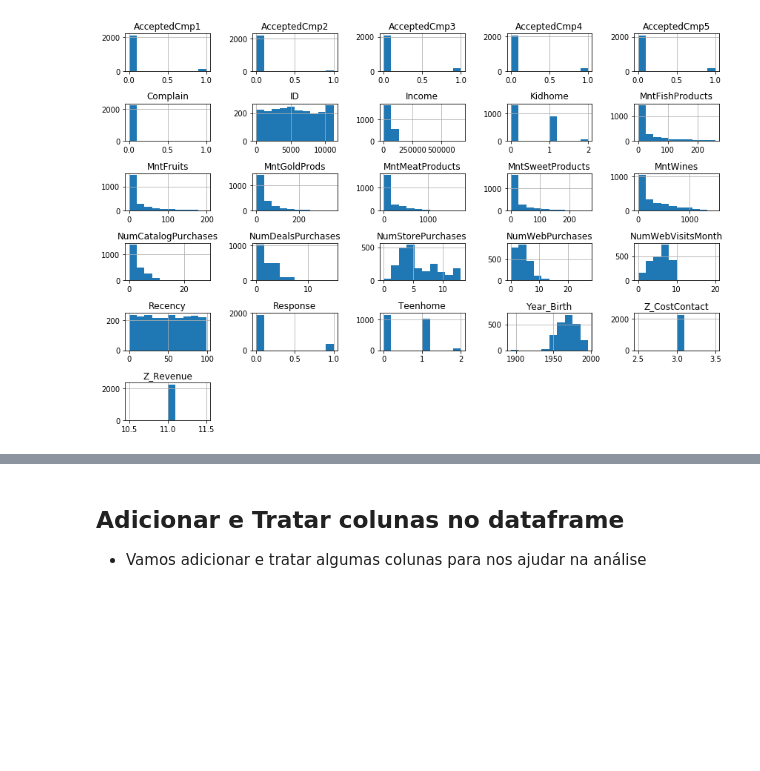
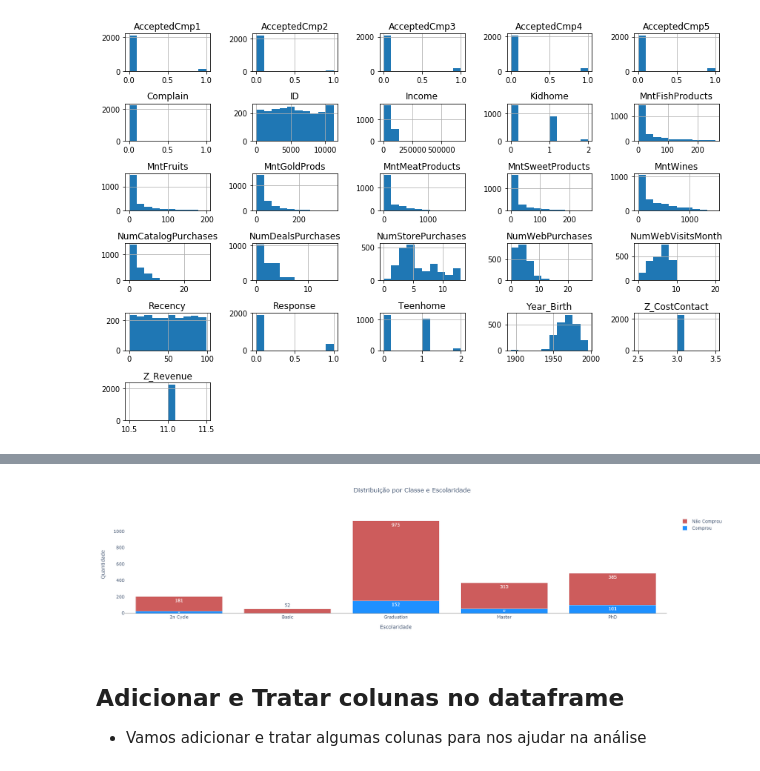
Before and after one commit to charlessodre/charles_estudo_vendas_cliente, a Jupyter notebook: estudo_vendas_cliente.ipynb, the cells around one changed output, grey strips where cells are left out. Saved outputs shown, nothing was run; the diff lists cells and outputs as text; code cells hidden in the pictures; blank space fills up the shorter version.

```diff
--- a/estudo_vendas_cliente.ipynb
+++ b/estudo_vendas_cliente.ipynb
@@ -115,3 +178,36 @@ plt.show()
+# %%
+# Distribuição por Classe e Escolaridade
+df_escolaridade_classe = df_full.groupby(['Education', 'Response'], as_index = False).agg({'ID': 'count'})
+
+categoria= df_escolaridade_classe['Education'].unique()
+dados_classe0 = df_escolaridade_classe[df_escolaridade_classe.Response == 0]['ID']
+dados_classe1 = df_escolaridade_classe[df_escolaridade_classe.Response == 1]['ID']
+
+fig = go.Figure()
+
+fig.add_trace( go.Bar(x=categoria, y=dados_classe1,  name='Comprou',     text=dados_classe1 , textposition = 'auto', marker_color='dodgerblue' ))
+fig.add_trace( go.Bar(x=categoria, y=dados_classe0,  name='Não Comprou', text=dados_classe0 , textposition = 'auto', marker_color='indianred' ))
+
+fig.update_layout(
+    title=
+    {
+        'text': 'Distribuição por Classe e Escolaridade',
+        'y':0.95,
+        'x':0.5,
+        'xanchor': 'center',
+        'yanchor': 'top'
+
+    }  ,
+
+    plot_bgcolor='rgba(0,0,0,0)',
+    yaxis=dict(title='Quantidade'),
+    xaxis=dict(title='Escolaridade', tickmode='linear' ,  showline=True, linewidth=1, linecolor='gray') , barmode='stack'
+
+    )
+
+fig.show()
+# %% [output]
+[figure, added]
 # %% [markdown]
 ## Adicionar e Tratar colunas no dataframe
 - Vamos adicionar e tratar algumas colunas para nos ajudar na análise
```
Also changed, not shown: parts of 5 cells of this notebook.
